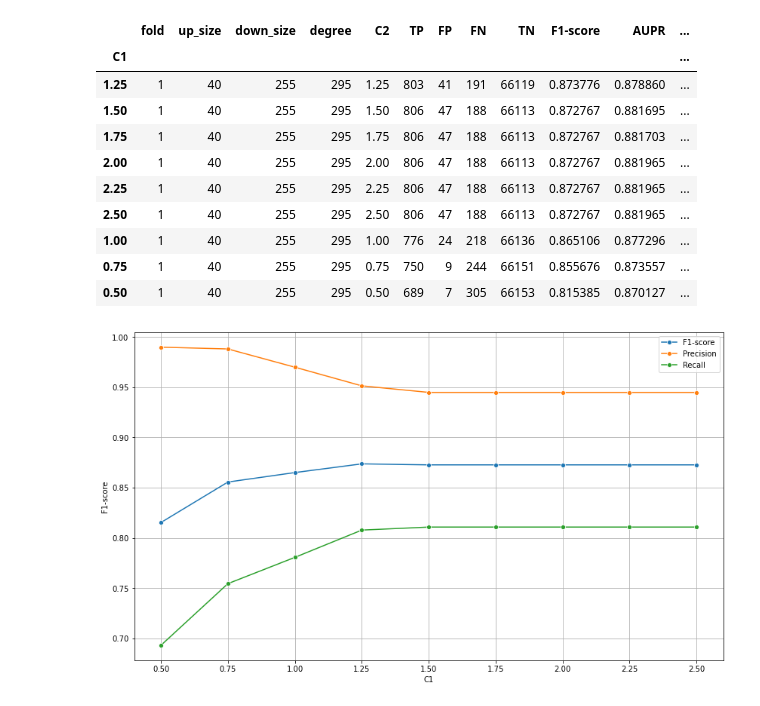
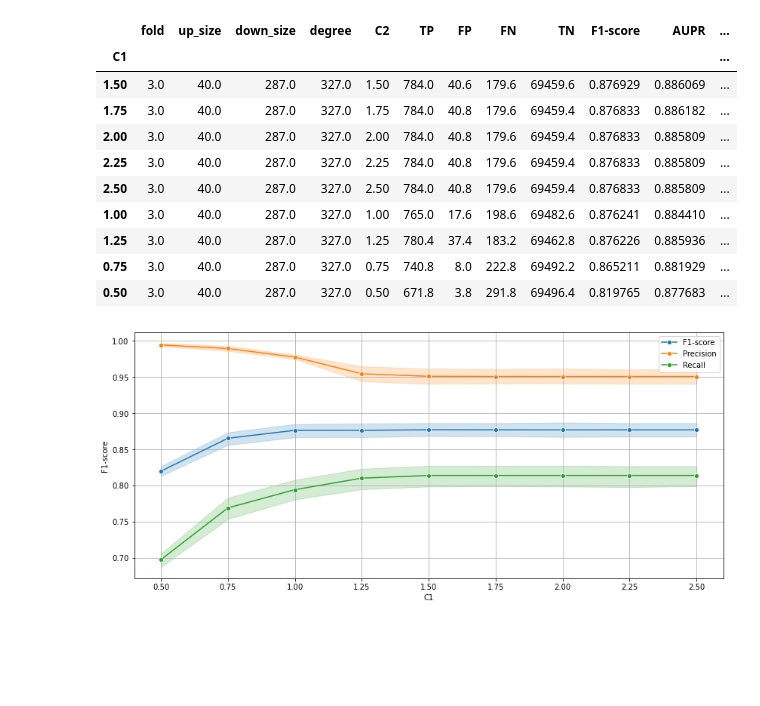
Before and after one commit to denilsonfbar/circTIS-exps-BSB2023, a Jupyter notebook: 10.2_C_hiperparameter_fine_selection_eval.ipynb, the cells around one changed output. Saved outputs shown, nothing was run; the diff lists cells and outputs as text; code cells hidden in the pictures; blank space fills up the shorter version.

```diff
--- a/10.2_C_hiperparameter_fine_selection_eval.ipynb
+++ b/10.2_C_hiperparameter_fine_selection_eval.ipynb
@@ -2,7 +2,7 @@
 import pandas as pd
 import libcirctis
 
-result_file = 'outputs/10.tsv'
+result_file = 'outputs/10.1.tsv'
 parameter_varying = 'C1'
 
 pd.set_option('display.max_columns', None)
@@ -17,19 +17,19 @@ df_eval_cv
 # %% [output]
 |  | fold | up_size | down_size | degree | C2 | TP | FP | FN | TN | F1-score | AUPR | ... |
 | C1 |  |  |  |  |  |  |  |  |  |  |  | ... |
-| 1.25 | 1 | 40 | 255 | 295 | 1.25 | 803 | 41 | 191 | 66119 | 0.873776 | 0.878860 | ... |
-| 1.50 | 1 | 40 | 255 | 295 | 1.50 | 806 | 47 | 188 | 66113 | 0.872767 | 0.881695 | ... |
-| 1.75 | 1 | 40 | 255 | 295 | 1.75 | 806 | 47 | 188 | 66113 | 0.872767 | 0.881703 | ... |
-| 2.00 | 1 | 40 | 255 | 295 | 2.00 | 806 | 47 | 188 | 66113 | 0.872767 | 0.881965 | ... |
-| 2.25 | 1 | 40 | 255 | 295 | 2.25 | 806 | 47 | 188 | 66113 | 0.872767 | 0.881965 | ... |
-| 2.50 | 1 | 40 | 255 | 295 | 2.50 | 806 | 47 | 188 | 66113 | 0.872767 | 0.881965 | ... |
-| 1.00 | 1 | 40 | 255 | 295 | 1.00 | 776 | 24 | 218 | 66136 | 0.865106 | 0.877296 | ... |
-| 0.75 | 1 | 40 | 255 | 295 | 0.75 | 750 | 9 | 244 | 66151 | 0.855676 | 0.873557 | ... |
-| 0.50 | 1 | 40 | 255 | 295 | 0.50 | 689 | 7 | 305 | 66153 | 0.815385 | 0.870127 | ... |
+| 1.50 | 3.0 | 40.0 | 287.0 | 327.0 | 1.50 | 784.0 | 40.6 | 179.6 | 69459.6 | 0.876929 | 0.886069 | ... |
+| 1.75 | 3.0 | 40.0 | 287.0 | 327.0 | 1.75 | 784.0 | 40.8 | 179.6 | 69459.4 | 0.876833 | 0.886182 | ... |
+| 2.00 | 3.0 | 40.0 | 287.0 | 327.0 | 2.00 | 784.0 | 40.8 | 179.6 | 69459.4 | 0.876833 | 0.885809 | ... |
+| 2.25 | 3.0 | 40.0 | 287.0 | 327.0 | 2.25 | 784.0 | 40.8 | 179.6 | 69459.4 | 0.876833 | 0.885809 | ... |
+| 2.50 | 3.0 | 40.0 | 287.0 | 327.0 | 2.50 | 784.0 | 40.8 | 179.6 | 69459.4 | 0.876833 | 0.885809 | ... |
+| 1.00 | 3.0 | 40.0 | 287.0 | 327.0 | 1.00 | 765.0 | 17.6 | 198.6 | 69482.6 | 0.876241 | 0.884410 | ... |
+| 1.25 | 3.0 | 40.0 | 287.0 | 327.0 | 1.25 | 780.4 | 37.4 | 183.2 | 69462.8 | 0.876226 | 0.885936 | ... |
+| 0.75 | 3.0 | 40.0 | 287.0 | 327.0 | 0.75 | 740.8 | 8.0 | 222.8 | 69492.2 | 0.865211 | 0.881929 | ... |
+| 0.50 | 3.0 | 40.0 | 287.0 | 327.0 | 0.50 | 671.8 | 3.8 | 291.8 | 69496.4 | 0.819765 | 0.877683 | ... |
 # %%
 # Line chart
 x_axis = parameter_varying
 y_axis = ['F1-score', 'Precision', 'Recall']
-libcirctis.plot_line_chart(df_eval_cv, x_axis, y_axis)
+libcirctis.plot_line_chart(df_eval, x_axis, y_axis)
 # %% [output]
-[figure, old version]
+[figure, new version]
```
Also changed, not shown: 26 other files.
